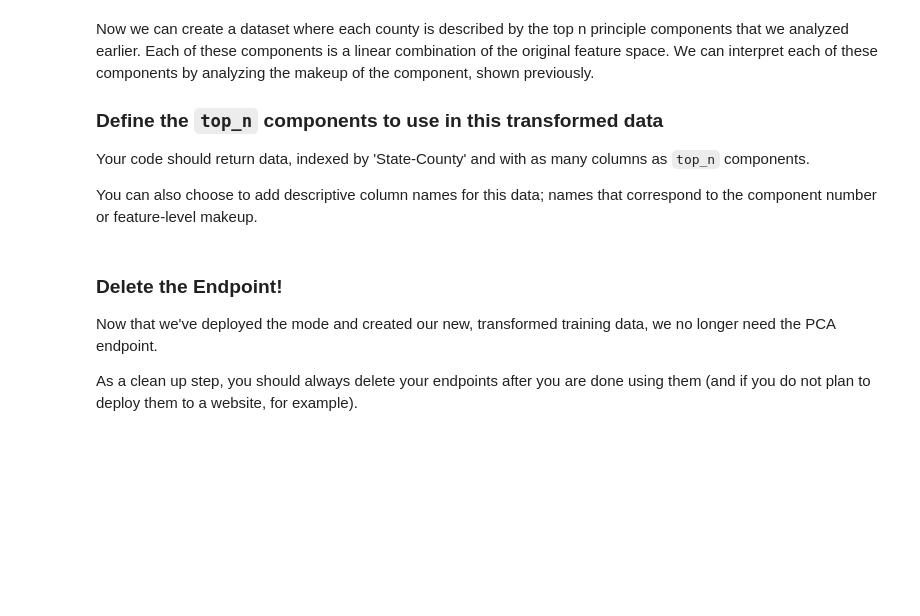
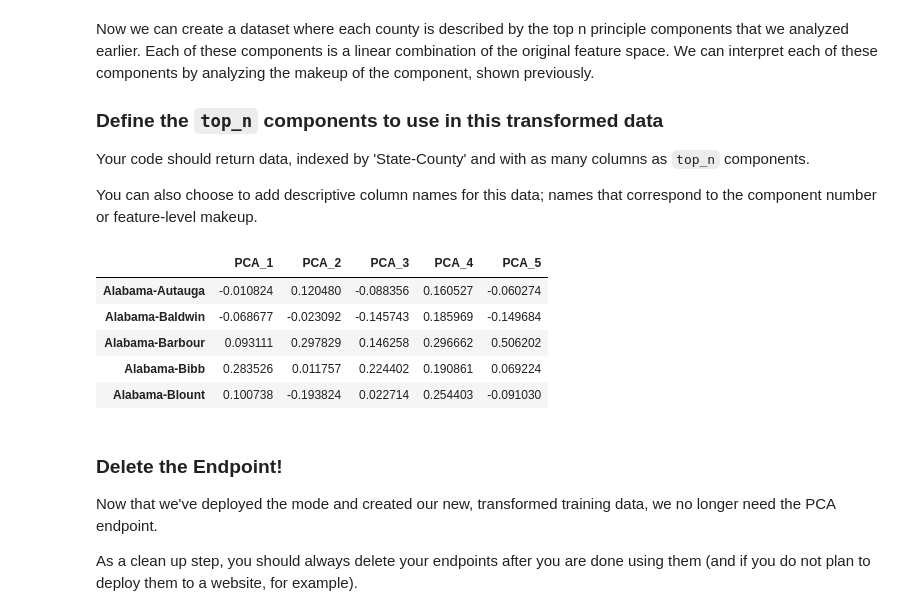
Before and after one commit to diegoami/ML_SageMaker_Studies, a Jupyter notebook: Population_Segmentation/Pop_Segmentation_Exercise.ipynb, the cells around one changed output. Cells and saved outputs as stored; diff of their text form; code cells hidden in the pictures; blank space fills up the shorter version.

```diff
--- a/Population_Segmentation/Pop_Segmentation_Exercise.ipynb
+++ b/Population_Segmentation/Pop_Segmentation_Exercise.ipynb
@@ -661,11 +892,17 @@ def create_transformed_df(train_pca, counties_scaled, n_top_components):
         :param n_top_components: An integer, the number of top components to use.
         :return: A dataframe, indexed by State-County, with n_top_component values as columns.
      '''
-    # create a dataframe of component features, indexed by State-County
+
+
 
     # your code here
 
-    pass
+    # create a dataframe of component features, indexed by State-County
+    train_list = [train_pca[data_idx].label['projection'].float32_tensor.values[-n_top_components:] for data_idx in range(0, len(train_pca))]
+    # your code here
+
+    all_feat = pd.DataFrame(train_list, index=counties_scaled.index)
+    return all_feat
 # %% [markdown]
 Now we can create a dataset where each county is described by the top n principle components that we analyzed earlier. Each of these components is a linear combination of the original feature space. We can interpret each of these components by analyzing the makeup of the component, shown previously.
 
@@ -676,16 +913,23 @@ Your code should return data, indexed by 'State-County' and with as many columns
 You can also choose to add descriptive column names for this data; names that correspond to the component number or feature-level makeup.
 # %%
 ## Specify top n
-top_n = None
+top_n = 5
 
 # call your function and create a new dataframe
 counties_transformed = create_transformed_df(train_pca, counties_scaled, n_top_components=top_n)
-
+#counties_transformed
 ## TODO: Add descriptive column names
-
+counties_transformed.columns = [f'PCA_{i+1}' for i in range(top_n)]
 
 # print result
 counties_transformed.head()
+# %% [output]
+|  | PCA_1 | PCA_2 | PCA_3 | PCA_4 | PCA_5 |
+| Alabama-Autauga | -0.010824 | 0.120480 | -0.088356 | 0.160527 | -0.060274 |
+| Alabama-Baldwin | -0.068677 | -0.023092 | -0.145743 | 0.185969 | -0.149684 |
+| Alabama-Barbour | 0.093111 | 0.297829 | 0.146258 | 0.296662 | 0.506202 |
+| Alabama-Bibb | 0.283526 | 0.011757 | 0.224402 | 0.190861 | 0.069224 |
+| Alabama-Blount | 0.100738 | -0.193824 | 0.022714 | 0.254403 | -0.091030 |
 # %% [markdown]
 ### Delete the Endpoint!
 
```
Also changed, not shown: parts of 35 cells of this notebook.
